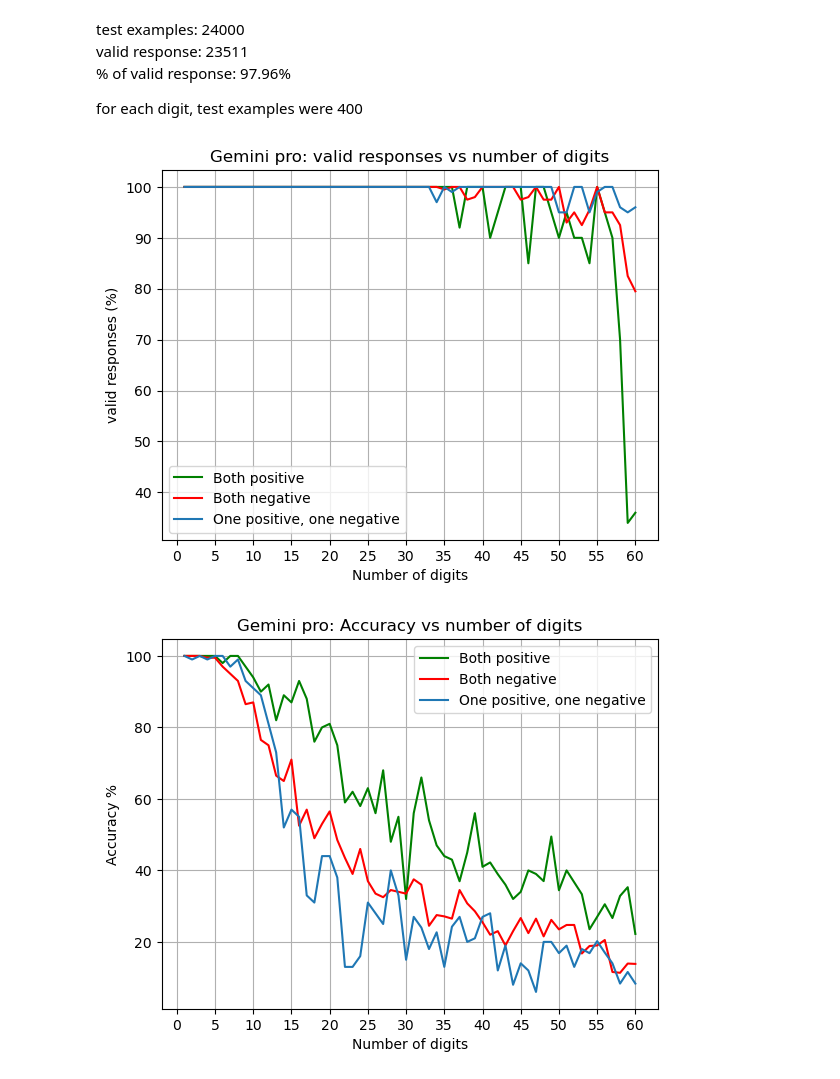
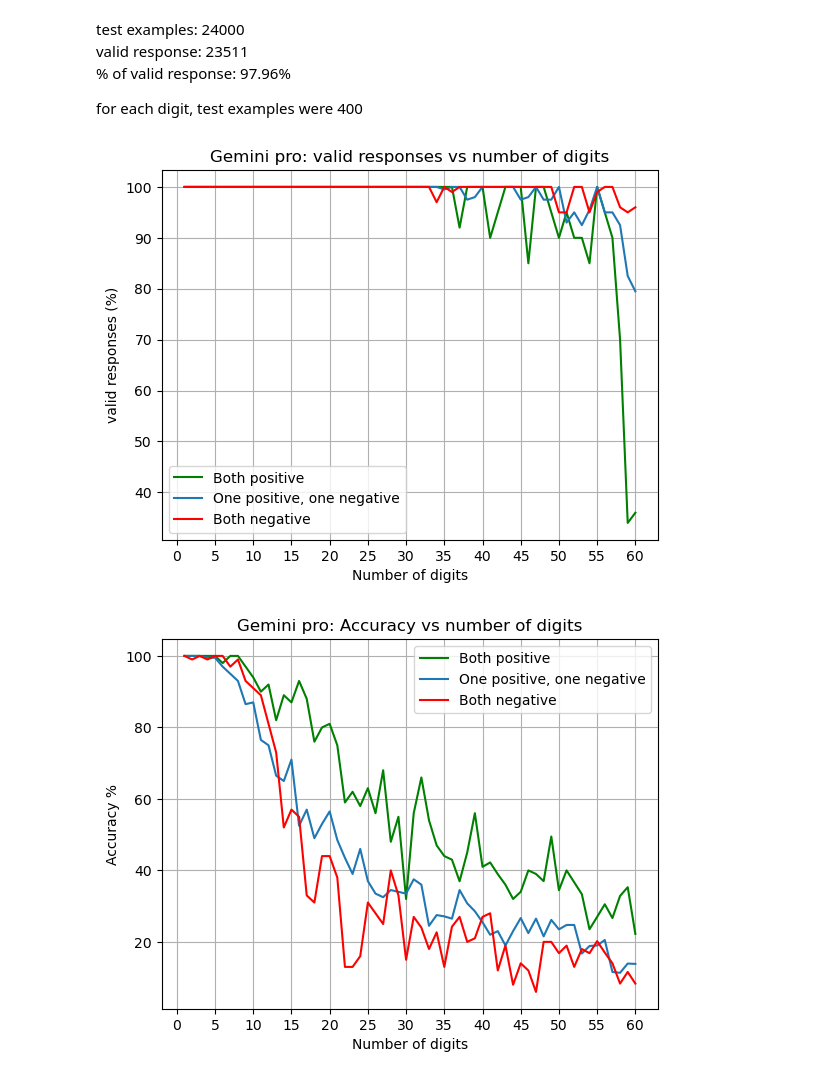
Before and after one commit to rushikeshpawar22581/NLP_project_EssentialNumberPropertiesForLMs, a Jupyter notebook: code/gemini_pro/eval_gemini_int_addn.ipynb, the cells around one changed output. Saved outputs shown, nothing was run; the diff lists cells and outputs as text; code cells hidden in the pictures.

Commit message:
fixed bug in plots
label mismatch was there

```diff
--- a/code/gemini_pro/eval_gemini_int_addn.ipynb
+++ b/code/gemini_pro/eval_gemini_int_addn.ipynb
@@ -177,8 +177,8 @@ valid_responses=total*100/num_examples
 # %%
 # plot the valid responses as a function of number of digits
 plt.plot(np.arange(1,61),valid_responses[0],color='green',label='Both positive')
-plt.plot(np.arange(1,61),valid_responses[1],color='red',label='Both negative')
-plt.plot(np.arange(1,61),valid_responses[2],label='One positive, one negative')
+plt.plot(np.arange(1,61),valid_responses[1],label='One positive, one negative')
+plt.plot(np.arange(1,61),valid_responses[2],color='red',label='Both negative')
 plt.xticks(np.arange(0,65,5))
 plt.xlabel('Number of digits')
 plt.ylabel('valid responses (%)')
@@ -188,21 +188,21 @@ plt.legend()
 plt.savefig('gemini_response/plots/Int_addn_valid_responses_vs_digits.png')
 plt.show()
 # %% [output]
-[figure, old version]
+[figure, new version]
 # %%
 accuracy = correct*100/total
 
 # plot the accuracy as a function of number of digits
 plt.plot(np.arange(1,61),accuracy[0],color='green',label='Both positive')
-plt.plot(np.arange(1,61),accuracy[1],color='red',label='Both negative')
-plt.plot(np.arange(1,61),accuracy[2],label='One positive, one negative')
+plt.plot(np.arange(1,61),accuracy[1],label='One positive, one negative')
+plt.plot(np.arange(1,61),accuracy[2],color='red',label='Both negative')
 plt.xticks(np.arange(0,65,5))
 plt.xlabel('Number of digits')
 plt.ylabel('Accuracy %')
 plt.title('Gemini pro: Accuracy vs number of digits')
 plt.grid()
 plt.legend()
 plt.savefig('gemini_response/plots/Int_addn_accuracy_vs_digits.png')
 plt.show()
 # %% [output]
-[figure, old version]
+[figure, new version]
```
